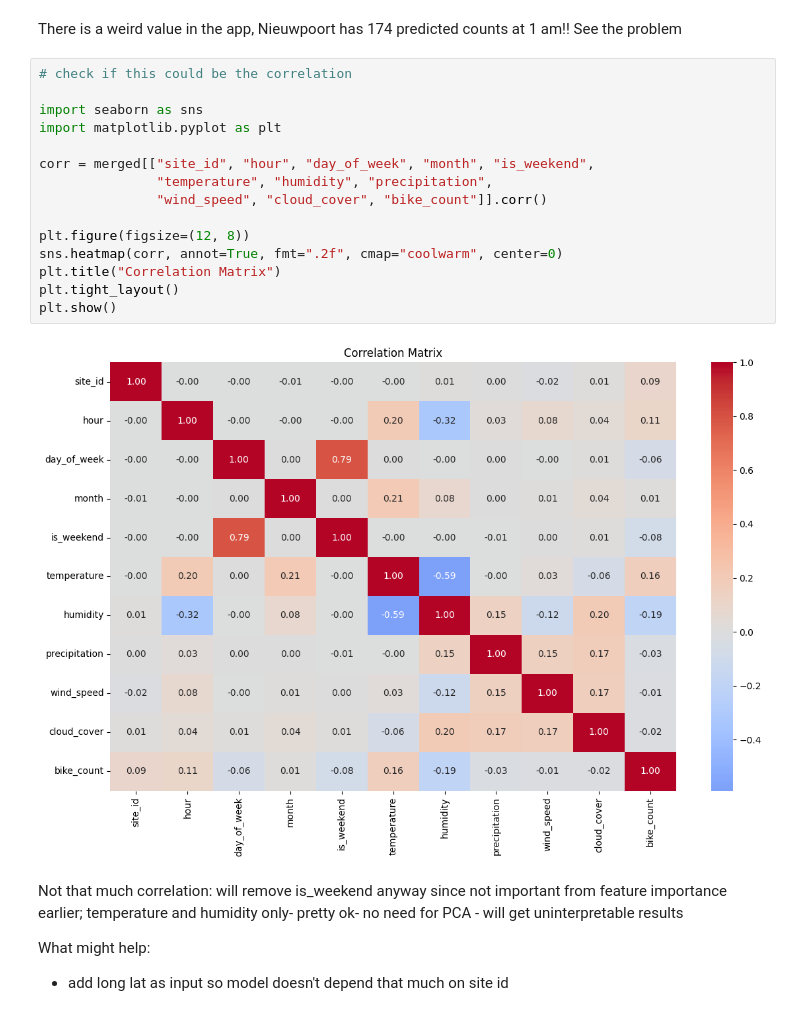
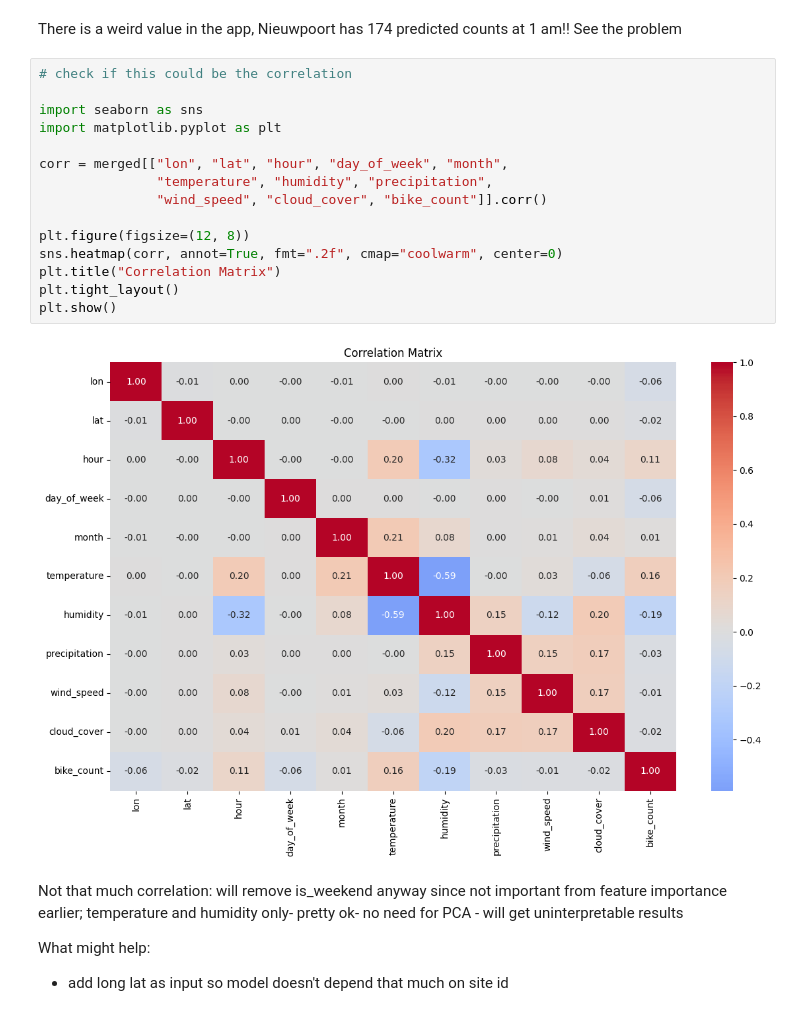
Before and after one commit to aposey11/Modern-Data-Analytics, a Jupyter notebook: weather_reg.ipynb, the cells around one changed output. Drawn from its saved outputs; the diff is of its cells as text.

Commit message:
drop site_id from feature set, use lat/lon only for spatial features,retrain model

```diff
--- a/weather_reg.ipynb
+++ b/weather_reg.ipynb
@@ -384,20 +380,20 @@ There is a weird value in the app, Nieuwpoort has 174 predicted counts at 1 am!!
 # %%
 # check if this could be the correlation
 
 import seaborn as sns
 import matplotlib.pyplot as plt
 
-corr = merged[["site_id", "hour", "day_of_week", "month", "is_weekend",
+corr = merged[["lon", "lat", "hour", "day_of_week", "month",
                "temperature", "humidity", "precipitation",
                "wind_speed", "cloud_cover", "bike_count"]].corr()
 
 plt.figure(figsize=(12, 8))
 sns.heatmap(corr, annot=True, fmt=".2f", cmap="coolwarm", center=0)
 plt.title("Correlation Matrix")
 plt.tight_layout()
 plt.show()
 # %% [output]
-[figure, old version]
+[figure, new version]
 # %% [markdown]
 Not that much correlation: will remove is_weekend anyway since not important from feature importance earlier; temperature and humidity only- pretty ok- no need for PCA - will get uninterpretable results
 
```
Also changed, not shown: parts of 4 cells of this notebook, 1 other file.
